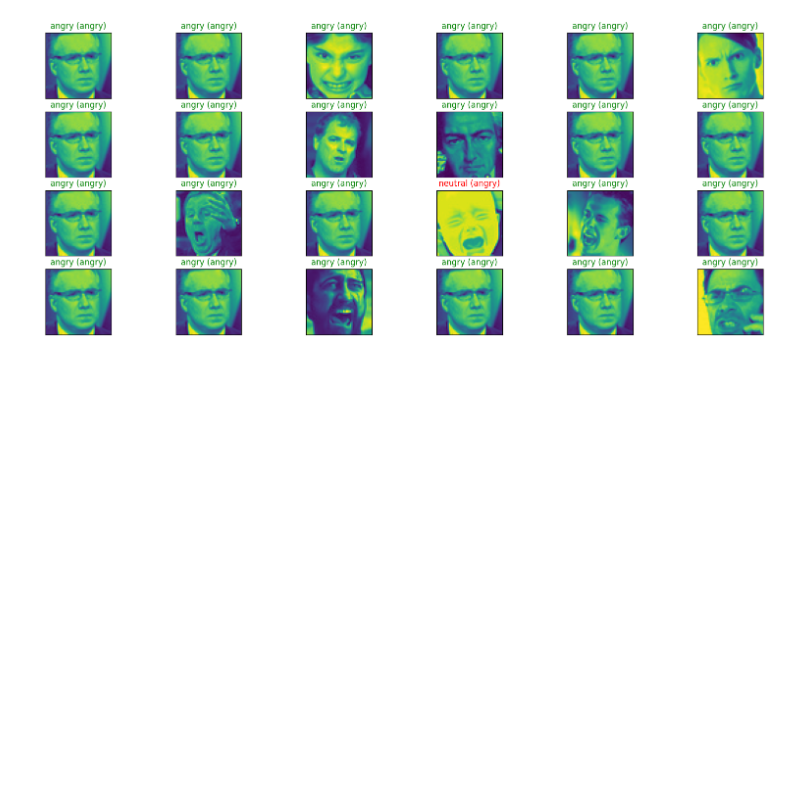
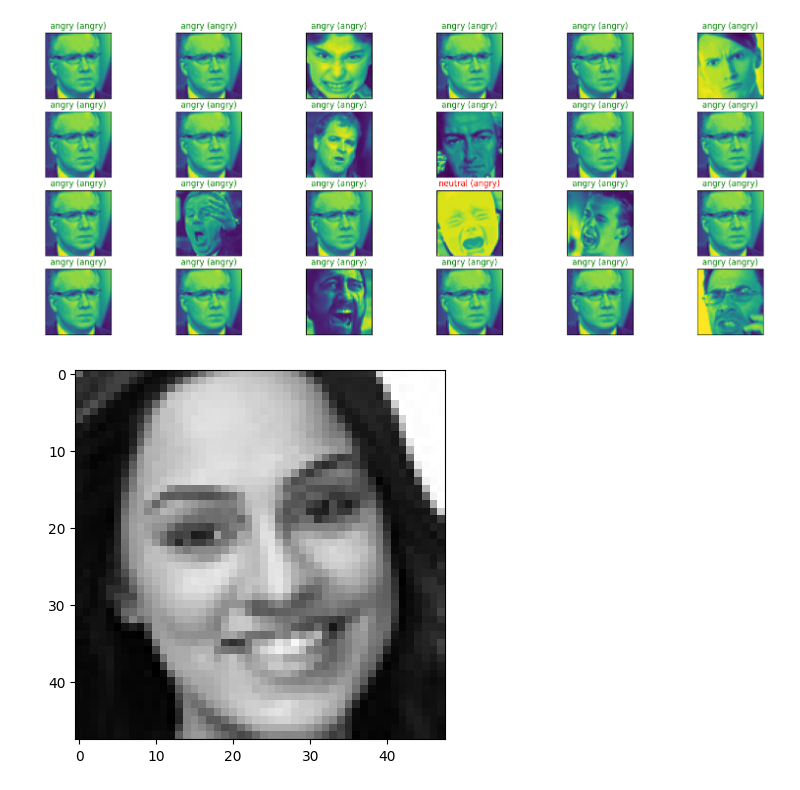
Before and after one commit to mariamalaa76/Face-Emotion-Recognition, a Jupyter notebook: Deep_Learning_Project.ipynb, the cells around one changed output. Cells and saved outputs as stored; diff of their text form; code cells hidden in the pictures; blank space fills up the shorter version.

```diff
--- a/Deep_Learning_Project.ipynb
+++ b/Deep_Learning_Project.ipynb
@@ -348,3 +348,5 @@ Classification Report
    macro avg       0.65      0.64      0.64      7159
 weighted avg       0.65      0.64      0.65      7159
 [figure]
+# %%
+model.load_weights('final_model')
@@ -367,3 +371,21 @@ for i, index in enumerate(np.random.choice(x_test.shape[0], size=24, replace=Fal
                                   color=("green" if predict_index == true_index else "red"))
 # %% [output]
 [figure]
+# %%
+def Prediction(image):
+    plt.imshow(image,cmap='gray')
+    plt.show()
+    image = cv2.resize(image,(48,48))
+    classes=['Angry','Disgust','Fear','Happy','Neutral','Sad','Surprise']
+    img=np.array(image)
+    img=img.reshape(1,48,48,1)
+    predict_x=model.predict(img)
+    result=np.argmax(predict_x,axis=1)
+    result[0]
+    img_predict = classes[result[0]]
+    return img_predict
+# %%
+image = cv2.imread('C:/Test/happy/PrivateTest_10613684.jpg',cv2.IMREAD_GRAYSCALE)
+print('The person facial emotion is:',Prediction(image))
+# %% [output]
+[figure, added]
```
Also changed, not shown: parts of 20 cells of this notebook.
